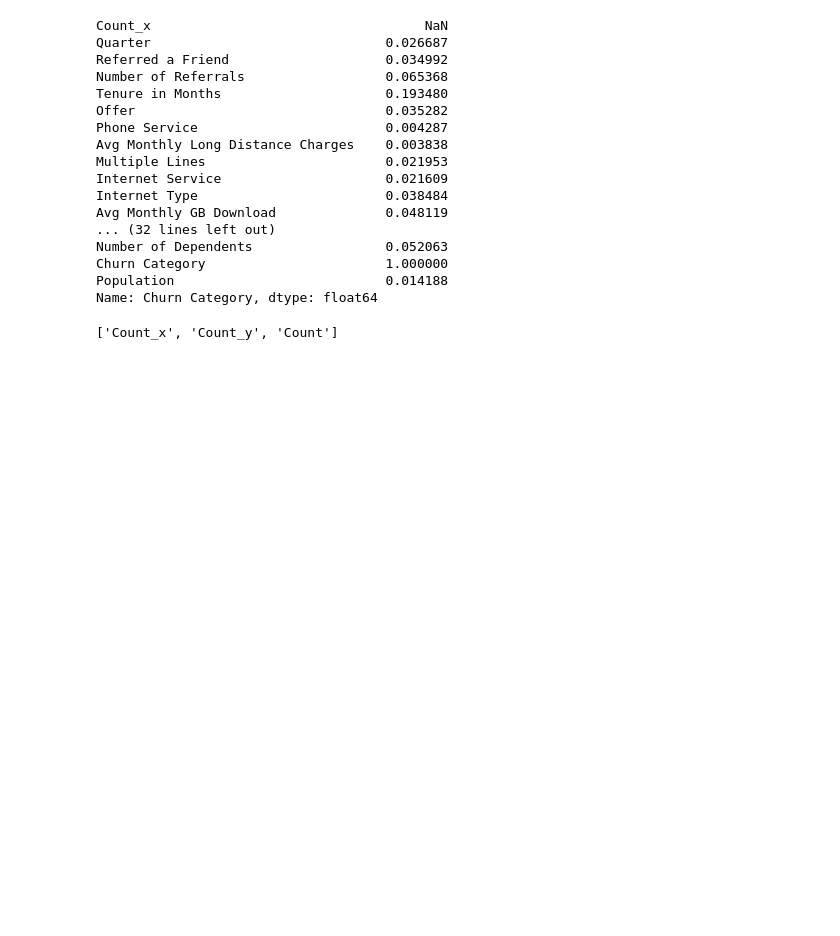
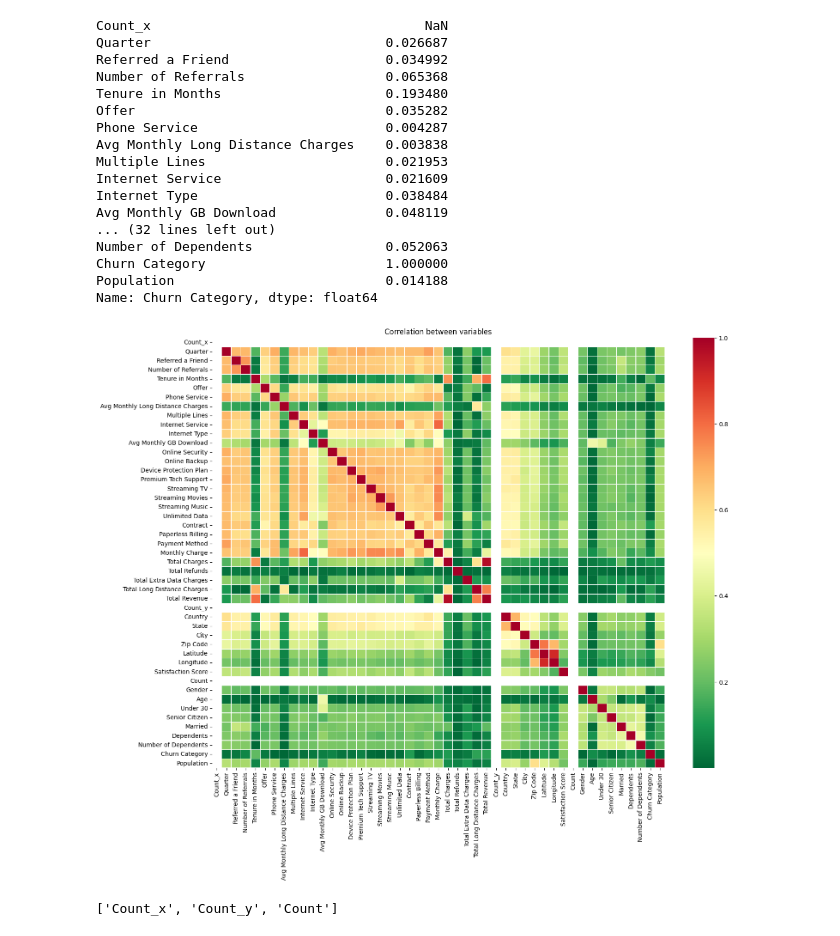
Before and after one commit to Offliners/ML2021_Fall, a Jupyter notebook: Final Project/HTML2021_Fall_svm_dnn_iterative.ipynb, the cells around one changed output. Cells and saved outputs as stored; diff of their text form; code cells hidden in the pictures; blank space fills up the shorter version.

```diff
--- a/Final Project/HTML2021_Fall_svm_dnn_iterative.ipynb
+++ b/Final Project/HTML2021_Fall_svm_dnn_iterative.ipynb
@@ -479,6 +484,17 @@ Number of Dependents                 0.052063
 Churn Category                       1.000000
 Population                           0.014188
 Name: Churn Category, dtype: float64
+# %%
+plt.figure(figsize=(17, 13))
+cor_matrix_copy = cor_matrix.copy(deep=True)
+cor_matrix_copy.dropna()
+ax = sns.heatmap(cor_matrix_copy, xticklabels=cor_matrix_copy.columns, yticklabels=cor_matrix_copy.columns,
+                 linewidths=0.2, cmap="RdYlGn_r", fmt="s")
+
+plt.title("Correlation between variables")
+plt.show()
+# %% [output]
+[figure, added]
 # %%
 useless_feature = [index for index, value in cor_matrix['Churn Category'].items() if pd.isnull(value)]
 print(useless_feature)
```
Also changed, not shown: parts of 20 cells of this notebook.
